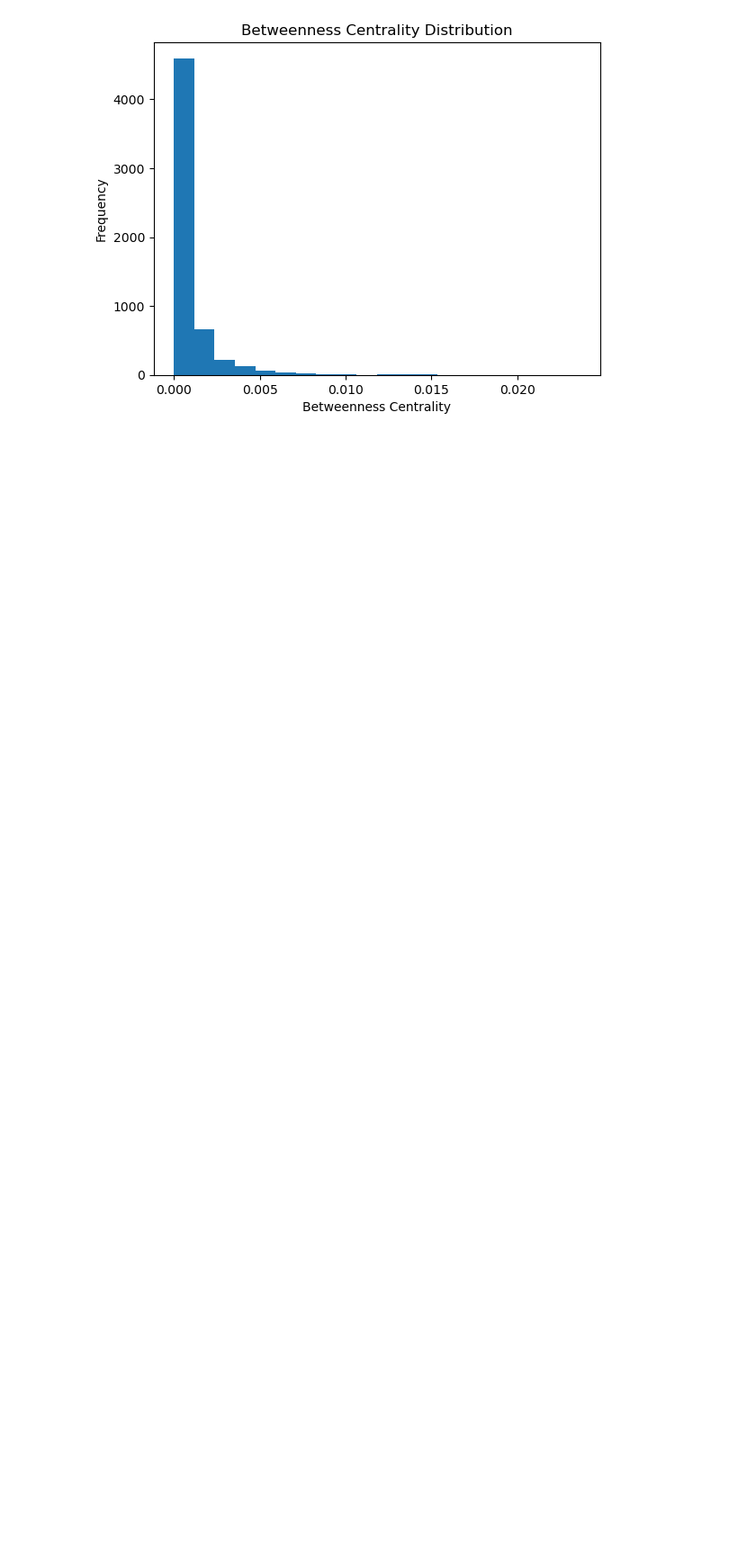
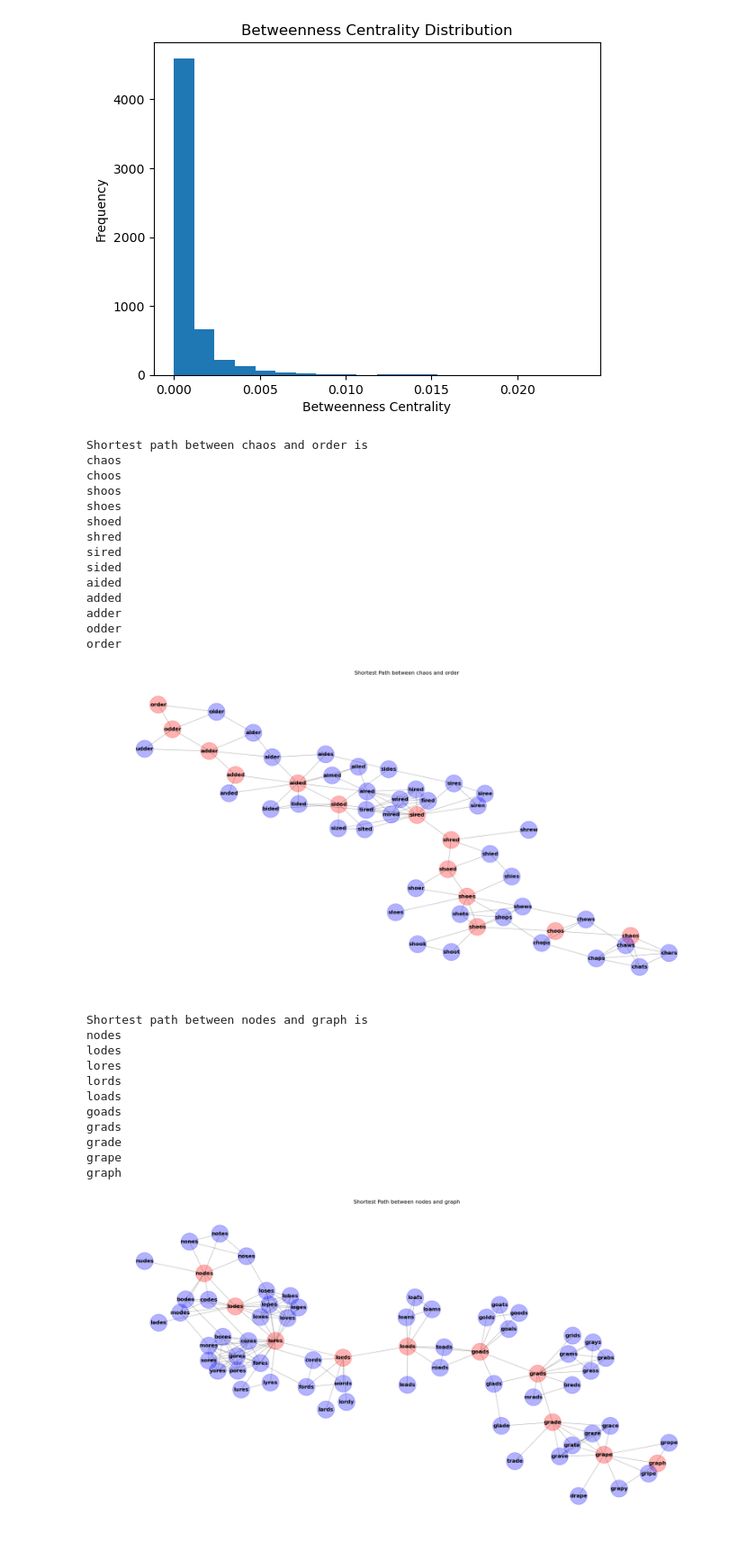
Before and after one commit to NANITH777/Words-NetworkX, a Jupyter notebook: words.ipynb, the cells around one changed output. Shown at 90% size. Drawn from its saved outputs; the diff is of its cells as text; code cells hidden in the pictures; blank space fills up the shorter version.

Commit message:
Draw a subset of the graph

```diff
--- a/words.ipynb
+++ b/words.ipynb
@@ -147,3 +147,57 @@ plt.title('Betweenness Centrality Distribution')
 plt.show()
 # %% [output]
 [figure]
+# %%
+# Show shortest paths between word pairs
+for source, target in [("chaos", "order"), ("nodes", "graph"), ("pound", "marks")]:
+    print(f"Shortest path between {source} and {target} is")
+    try:
+        shortest_path = nx.shortest_path(G, source, target)
+        for n in shortest_path:
+            print(n)
+
+        # Draw a subset of the graph for each word pair
+        plt.figure(figsize=(20, 10))
+        boundary = list(nx.node_boundary(G, shortest_path))
+        G.add_nodes_from(shortest_path, color="red")
+        G.add_nodes_from(boundary, color="blue")
+        H = G.subgraph(shortest_path + boundary)
+        colors = nx.get_node_attributes(H, "color")
+        options = {"node_size": 1500, "alpha": 0.3, "node_color": colors.values()}
+        pos = nx.kamada_kawai_layout(H)
+        nx.draw(H, pos, **options)
+        nx.draw_networkx_labels(H, pos, font_weight="bold")
+        plt.title(f"Shortest Path between {source} and {target}")
+        plt.show()
+
+    except nx.NetworkXNoPath:
+        print("None")
+        print()  # Add a blank line between each word pair
+# %% [output]
+Shortest path between chaos and order is
+chaos
+choos
+shoos
+shoes
+shoed
+shred
+sired
+sided
+aided
+added
+adder
+odder
+order
+[figure, added]
+Shortest path between nodes and graph is
+nodes
+lodes
+lores
+lords
+loads
+goads
+grads
+grade
+grape
+graph
+[figure, added]
```
Also changed, not shown: parts of 1 cell of this notebook.
